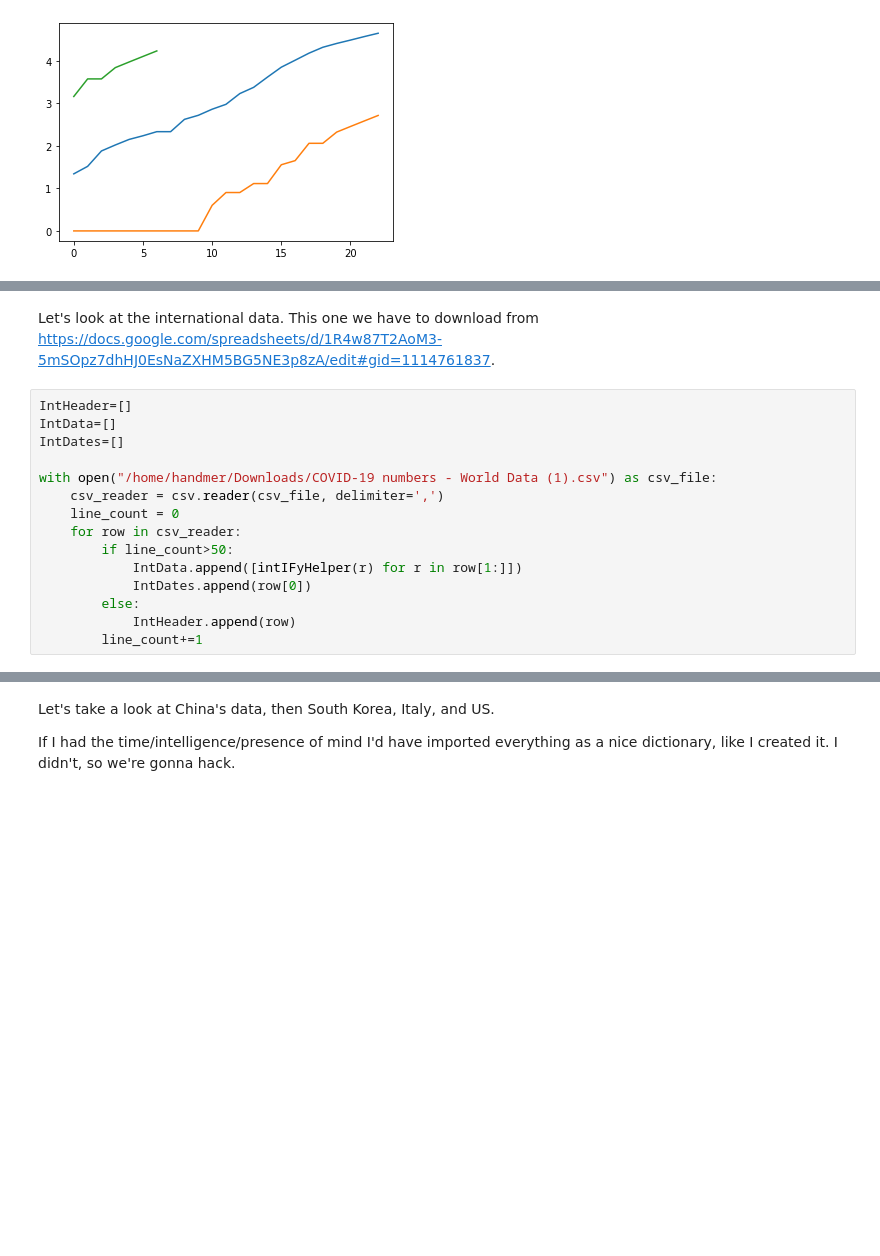
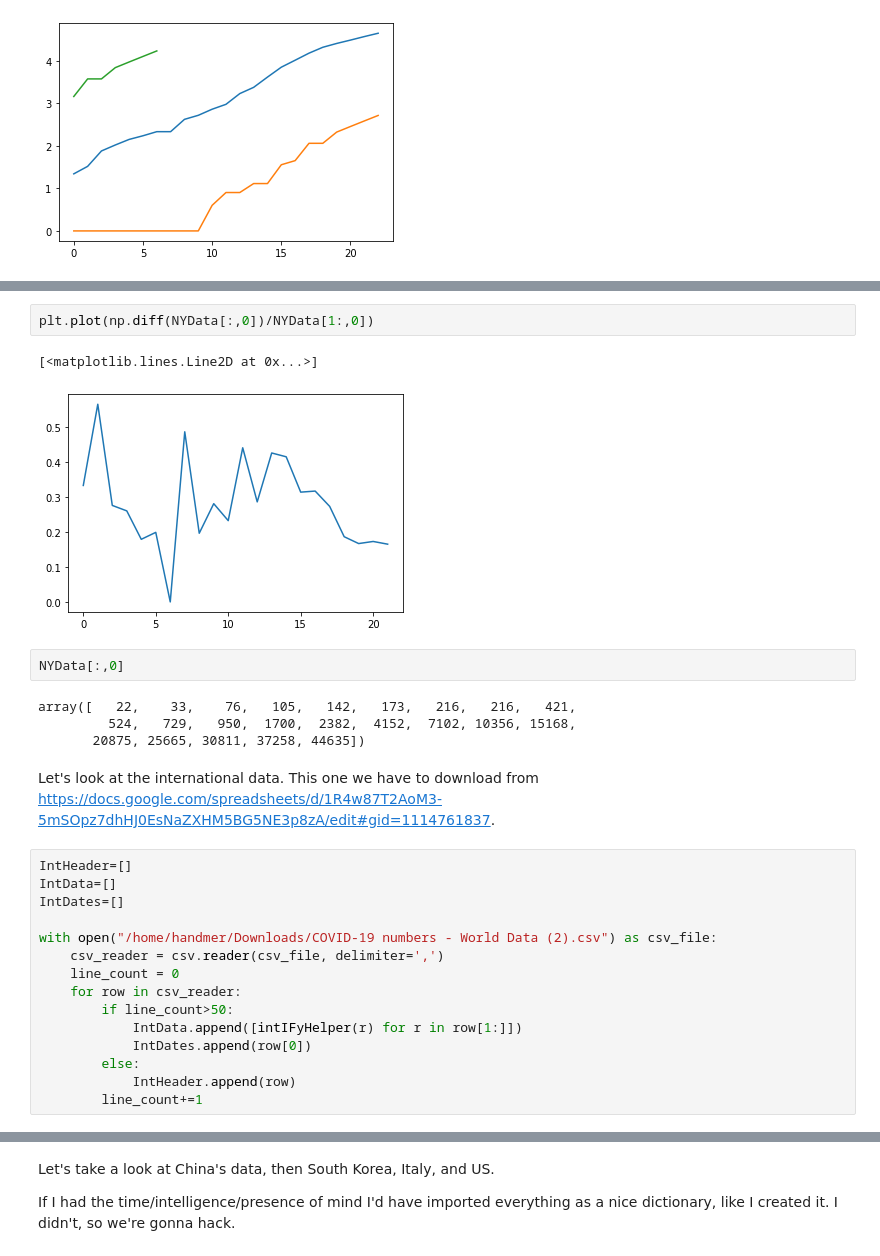
Before and after one commit to CHandmer/WikitableScraper, a Jupyter notebook: Wiki table scraping.ipynb, the cells around one changed output, grey strips where cells are left out. Drawn from its saved outputs; the diff is of its cells as text; blank space fills up the shorter version.

```diff
--- a/Wiki table scraping.ipynb
+++ b/Wiki table scraping.ipynb
@@ -497,3 +546,14 @@ plt.plot(np.log10(33*NYData[16:,4]+1))
+# %%
+plt.plot(np.diff(NYData[:,0])/NYData[1:,0])
+# %% [output]
+[<matplotlib.lines.Line2D at 0x...>]
+[figure, added]
+# %%
+NYData[:,0]
+# %% [output]
+array([   22,    33,    76,   105,   142,   173,   216,   216,   421,
+         524,   729,   950,  1700,  2382,  4152,  7102, 10356, 15168,
+       20875, 25665, 30811, 37258, 44635])
 # %% [markdown]
 Let's look at the international data. This one we have to download from https://docs.google.com/spreadsheets/d/1R4w87T2AoM3-5mSOpz7dhHJ0EsNaZXHM5BG5NE3p8zA/edit#gid=1114761837.
 # %%
@@ -501,7 +561,7 @@ IntHeader=[]
 IntData=[]
 IntDates=[]
 
-with open("/home/handmer/Downloads/COVID-19 numbers - World Data (1).csv") as csv_file:
+with open("/home/handmer/Downloads/COVID-19 numbers - World Data (2).csv") as csv_file:
     csv_reader = csv.reader(csv_file, delimiter=',')
     line_count = 0
     for row in csv_reader:
```
Also changed, not shown: parts of 30 cells of this notebook.
